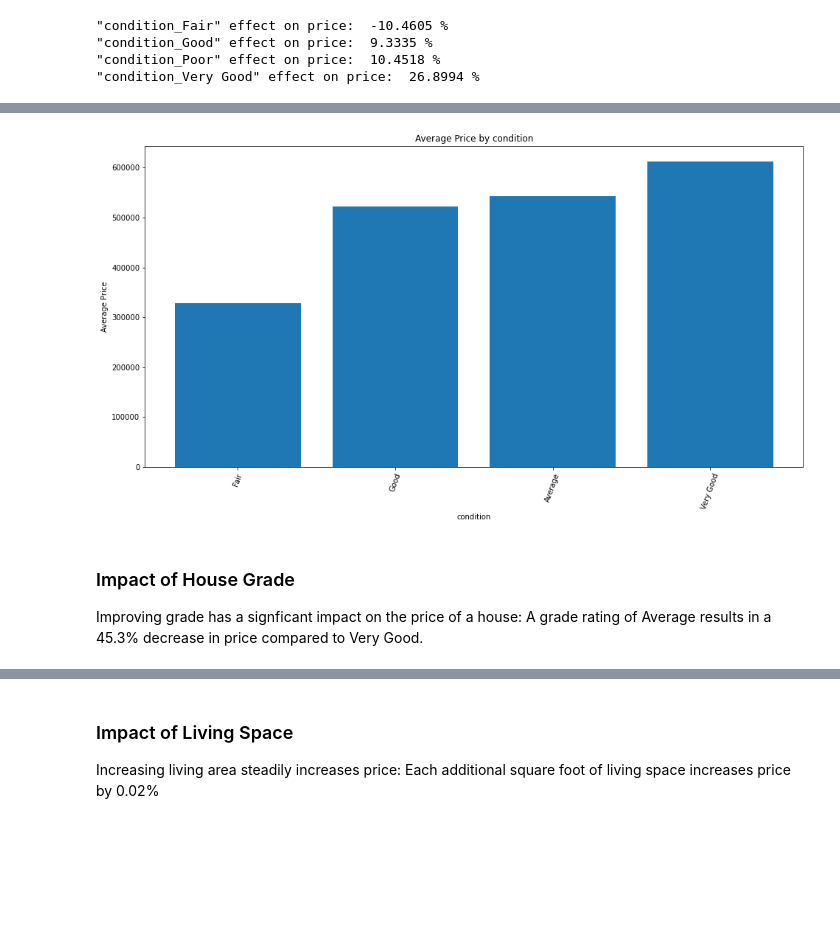
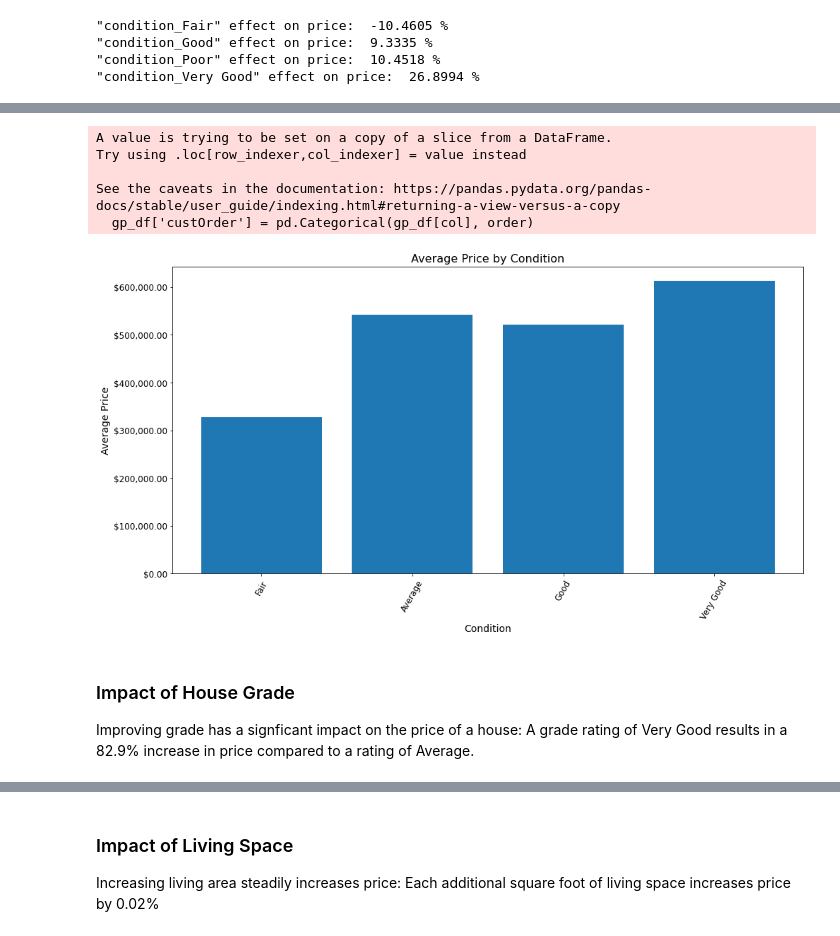
Before and after one commit to kaiuechi/flatiron-real-estate-modeling, a Jupyter notebook: real-estate-modeling.ipynb, the cells around one changed output, grey strips where cells are left out. Drawn from its saved outputs; the diff is of its cells as text; code cells hidden in the pictures; blank space fills up the shorter version.

```diff
--- a/real-estate-modeling.ipynb
+++ b/real-estate-modeling.ipynb
@@ -759,32 +799,40 @@ getOHECoeff('condition')
 # %%
 def groupbyPlot(gp_df, col, order, xlabels):
     if order:
         gp_df['custOrder'] = pd.Categorical(gp_df[col], order)
         gp_df = gp_df.groupby('custOrder').mean()
         gp_df.sort_values('custOrder', inplace=True, axis=0)
     else:
         gp_df = gp_df.groupby(col).mean()
         gp_df.sort_values('price', inplace=True, axis=0)
 
 
     fig, ax = plt.subplots(figsize=(16,8))
-    plt.xticks(rotation=70)
+    plt.xticks(fontsize=12,rotation=60)
+    plt.yticks(fontsize=12)
+
+    ax.bar(gp_df.index, gp_df['price'], alpha=1)
+    ax.set_title('Average Price by ' + col.title(), fontsize=16)
     if xlabels:
-        ax.bar(xlabels, gp_df['price'], alpha=1)
-    else:
-        ax.bar(gp_df.index, gp_df['price'], alpha=1)
-    ax.set_title('Average Price by ' + col)
-    ax.set_xlabel(col)
-    ax.set_ylabel('Average Price')
-    ax.ticklabel_format(style='plain', axis='y')
+        ax.set_xticklabels(xlabels)
+    ax.set_xlabel(col.title(), fontsize=14)
+    ax.set_ylabel('Average Price', fontsize=14)
+    ax.yaxis.set_major_formatter('${x:1,.2f}')
     ax.set_xticks(gp_df.index)
 
-groupbyPlot(data[data['condition'] != 'Poor'], 'condition', [], [])
+
+condOrder = ['Fair', 'Average', 'Good', 'Very Good']
+groupbyPlot(data[data['condition'] != 'Poor'], 'condition', condOrder, [])
 # %% [output]
+A value is trying to be set on a copy of a slice from a DataFrame.
+Try using .loc[row_indexer,col_indexer] = value instead
+
+See the caveats in the documentation: https://pandas.pydata.org/pandas-docs/stable/user_guide/indexing.html#returning-a-view-versus-a-copy
+  gp_df['custOrder'] = pd.Categorical(gp_df[col], order)
-[figure, old version]
+[figure, new version]
 # %% [markdown]
 ### Impact of House Grade
-Improving grade has a signficant impact on the price of a house: A grade rating of Average results in a 45.3% decrease in price compared to Very Good.
+Improving grade has a signficant impact on the price of a house: A grade rating of Very Good results in a 82.9% increase in price compared to a rating of Average.
 # %%
 getOHECoeff('grade')
 # %% [output]
```
Also changed, not shown: parts of 22 cells of this notebook, 11 other files.
